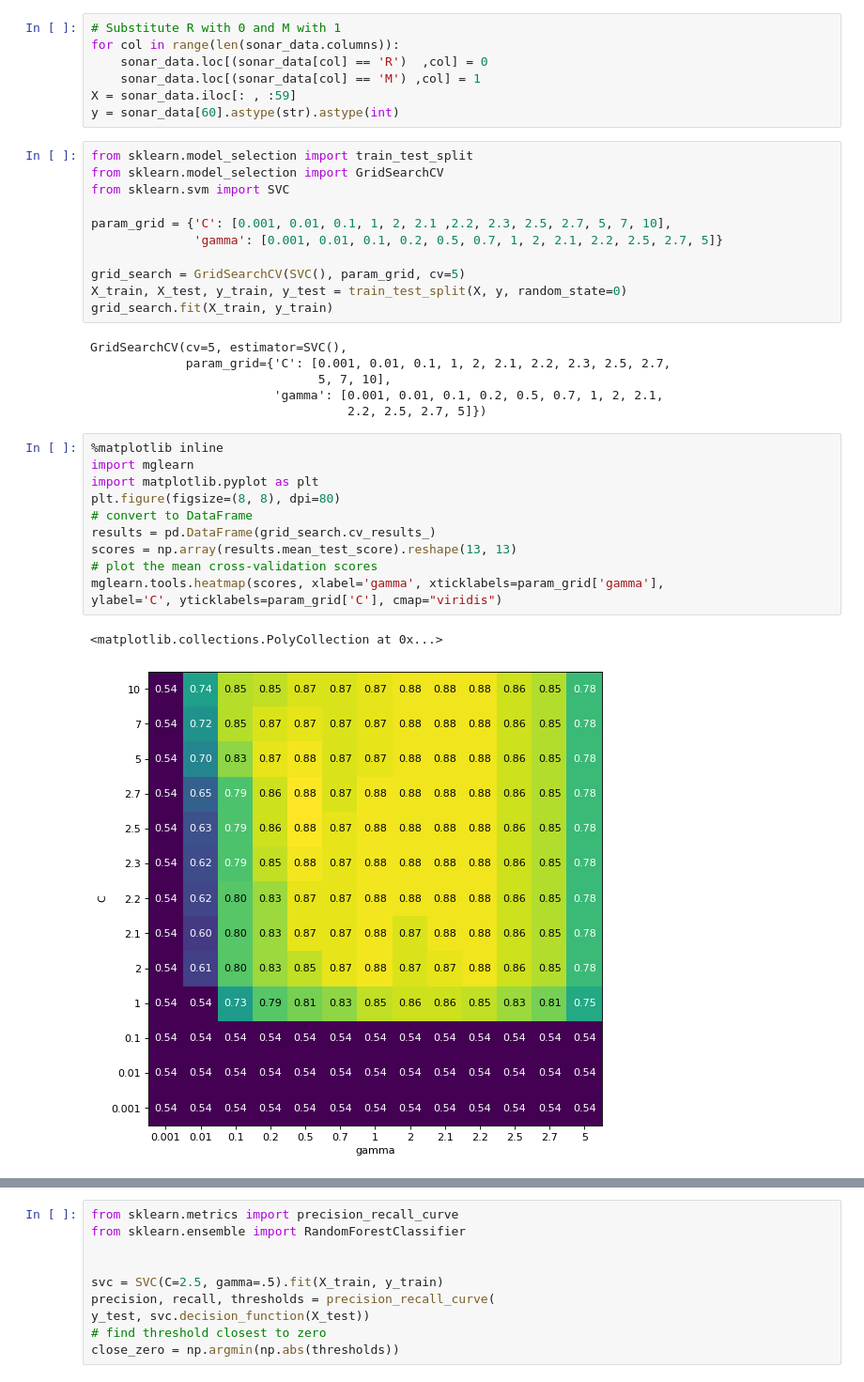
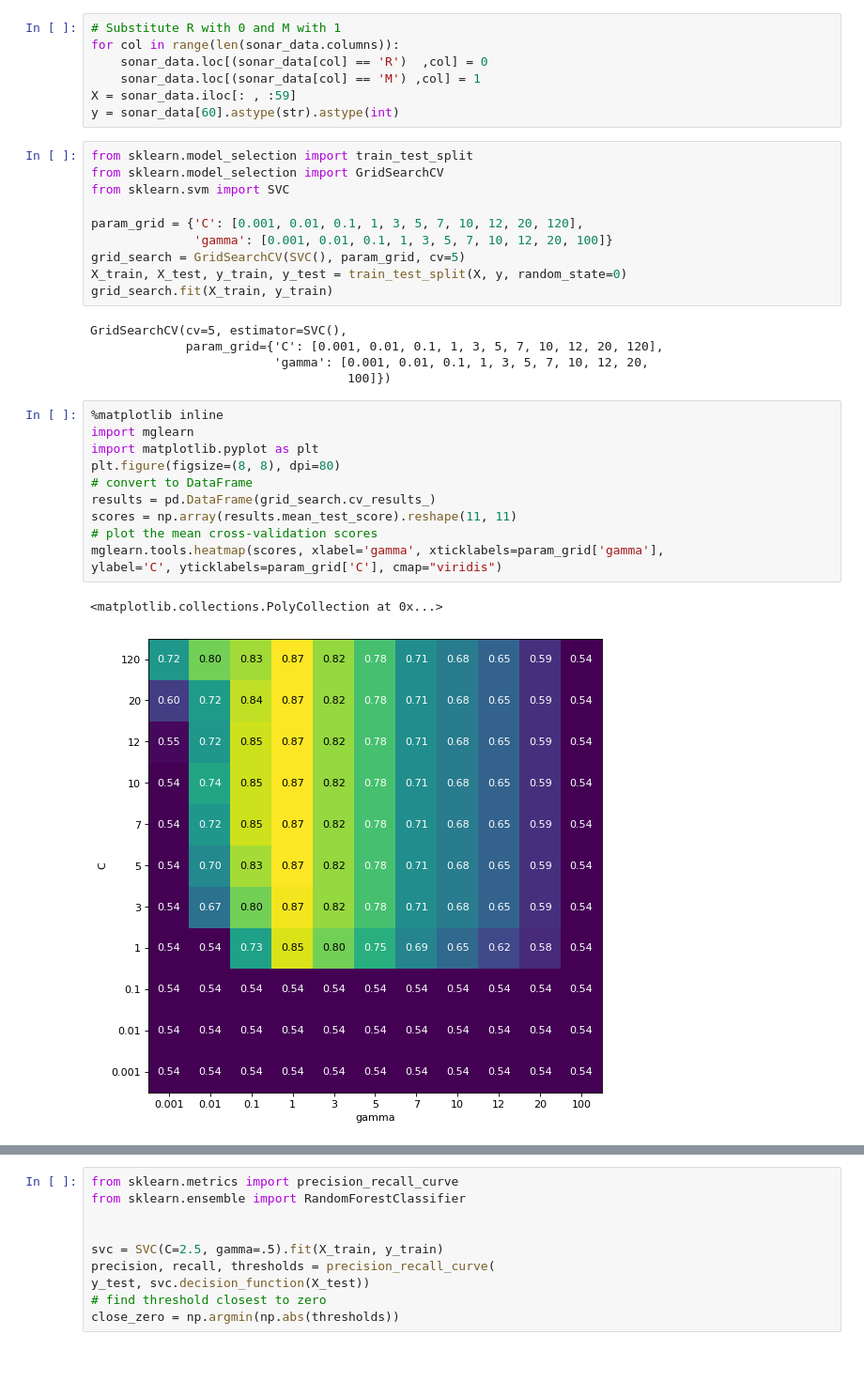
Before and after one commit to AlexTouvras/Evaluation-Improvement, a Jupyter notebook: Evaluation-Improvement.ipynb, the cells around one changed output, grey strips where cells are left out. Shown at 94% size. Saved outputs shown, nothing was run; the diff lists cells and outputs as text.

```diff
--- a/Evaluation-Improvement.ipynb
+++ b/Evaluation-Improvement.ipynb
@@ -60,32 +61,30 @@ from sklearn.model_selection import train_test_split
 from sklearn.model_selection import GridSearchCV
 from sklearn.svm import SVC
 
-param_grid = {'C': [0.001, 0.01, 0.1, 1, 2, 2.1 ,2.2, 2.3, 2.5, 2.7, 5, 7, 10],
-              'gamma': [0.001, 0.01, 0.1, 0.2, 0.5, 0.7, 1, 2, 2.1, 2.2, 2.5, 2.7, 5]}
-
+param_grid = {'C': [0.001, 0.01, 0.1, 1, 3, 5, 7, 10, 12, 20, 120],
+              'gamma': [0.001, 0.01, 0.1, 1, 3, 5, 7, 10, 12, 20, 100]}
 grid_search = GridSearchCV(SVC(), param_grid, cv=5)
 X_train, X_test, y_train, y_test = train_test_split(X, y, random_state=0)
 grid_search.fit(X_train, y_train)
 # %% [output]
 GridSearchCV(cv=5, estimator=SVC(),
-             param_grid={'C': [0.001, 0.01, 0.1, 1, 2, 2.1, 2.2, 2.3, 2.5, 2.7,
-                               5, 7, 10],
-                         'gamma': [0.001, 0.01, 0.1, 0.2, 0.5, 0.7, 1, 2, 2.1,
-                                   2.2, 2.5, 2.7, 5]})
+             param_grid={'C': [0.001, 0.01, 0.1, 1, 3, 5, 7, 10, 12, 20, 120],
+                         'gamma': [0.001, 0.01, 0.1, 1, 3, 5, 7, 10, 12, 20,
+                                   100]})
 # %%
 %matplotlib inline
 import mglearn
 import matplotlib.pyplot as plt
 plt.figure(figsize=(8, 8), dpi=80)
 # convert to DataFrame
 results = pd.DataFrame(grid_search.cv_results_)
-scores = np.array(results.mean_test_score).reshape(13, 13)
+scores = np.array(results.mean_test_score).reshape(11, 11)
 # plot the mean cross-validation scores
 mglearn.tools.heatmap(scores, xlabel='gamma', xticklabels=param_grid['gamma'],
 ylabel='C', yticklabels=param_grid['C'], cmap="viridis")
 # %% [output]
 <matplotlib.collections.PolyCollection at 0x...>
-[figure, old version]
+[figure, new version]
 # %%
 print("Test set score: {:.2f}".format(grid_search.score(X_test, y_test)))
 print("Best parameters: {}".format(grid_search.best_params_))
```
Also changed, not shown: parts of 10 cells of this notebook, 1 other file.
